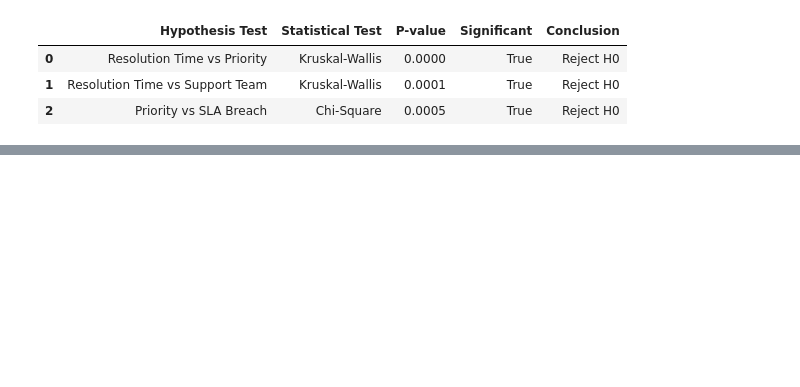
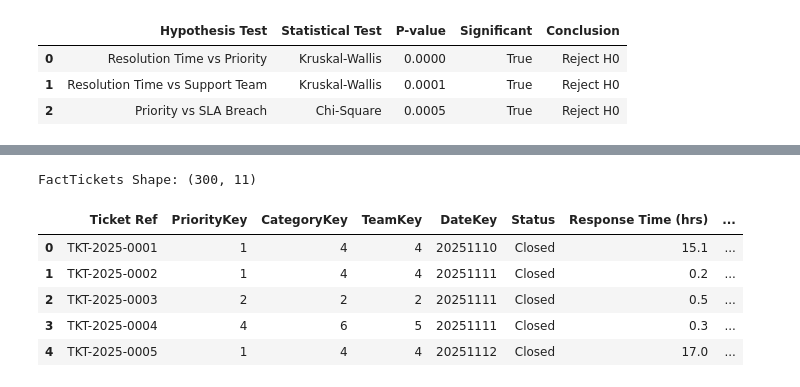
Before and after one commit to ctr-code/fix-it-at-work, a Jupyter notebook: data-analytics/EDA/EDA.ipynb, the cells around one changed output, grey strips where cells are left out. Saved outputs shown, nothing was run; the diff lists cells and outputs as text; code cells hidden in the pictures; blank space fills up the shorter version.

```diff
--- a/data-analytics/EDA/EDA.ipynb
+++ b/data-analytics/EDA/EDA.ipynb
@@ -1469,0 +1241,73 @@ not be interpreted as validated real-world results.
+# %%
+# 6.4 Create FactTickets
+
+# Select fact table columns
+fact_tickets = df[
+    [
+        "Ticket Ref",
+        "Priority",
+        "Category",
+        "Assigned Team",
+        "Date Reported",
+        "Status",
+        "Response Time (hrs)",
+        "Resolution Time (hrs)",
+        "Cost (£)",
+        "Response SLA",
+        "Resolution SLA"
+    ]
+].copy()
+
+# Handle missing dimension values
+for col in ["Priority", "Category", "Assigned Team"]:
+    fact_tickets[col] = fact_tickets[col].fillna("Unknown")
+
+# Add dimension keys
+fact_tickets = fact_tickets.merge(
+    dim_priority, on="Priority", how="left"
+)
+
+fact_tickets = fact_tickets.merge(
+    dim_category, on="Category", how="left"
+)
+
+fact_tickets = fact_tickets.merge(
+    dim_team, on="Assigned Team", how="left"
+)
+
+# Create DateKey
+fact_tickets["DateKey"] = (
+    pd.to_datetime(
+        fact_tickets["Date Reported"],
+        errors="coerce"
+    ).dt.strftime("%Y%m%d").astype("Int64")
+)
+
+# Keep fact table columns
+fact_tickets = fact_tickets[
+    [
+        "Ticket Ref",
+        "PriorityKey",
+        "CategoryKey",
+        "TeamKey",
+        "DateKey",
+        "Status",
+        "Response Time (hrs)",
+        "Resolution Time (hrs)",
+        "Cost (£)",
+        "Response SLA",
+        "Resolution SLA"
+    ]
+]
+
+print("FactTickets Shape:", fact_tickets.shape)
+
+display(fact_tickets.head())
+# %% [output]
+FactTickets Shape: (300, 11)
+|  | Ticket Ref | PriorityKey | CategoryKey | TeamKey | DateKey | Status | Response Time (hrs) | ... |
+| 0 | TKT-2025-0001 | 1 | 4 | 4 | 20251110 | Closed | 15.1 | ... |
+| 1 | TKT-2025-0002 | 1 | 4 | 4 | 20251111 | Closed | 0.2 | ... |
+| 2 | TKT-2025-0003 | 2 | 2 | 2 | 20251111 | Closed | 0.5 | ... |
+| 3 | TKT-2025-0004 | 4 | 6 | 5 | 20251111 | Closed | 0.3 | ... |
+| 4 | TKT-2025-0005 | 1 | 4 | 4 | 20251112 | Closed | 17.0 | ... |
```
Also changed, not shown: parts of 45 cells of this notebook, 1 other file.
